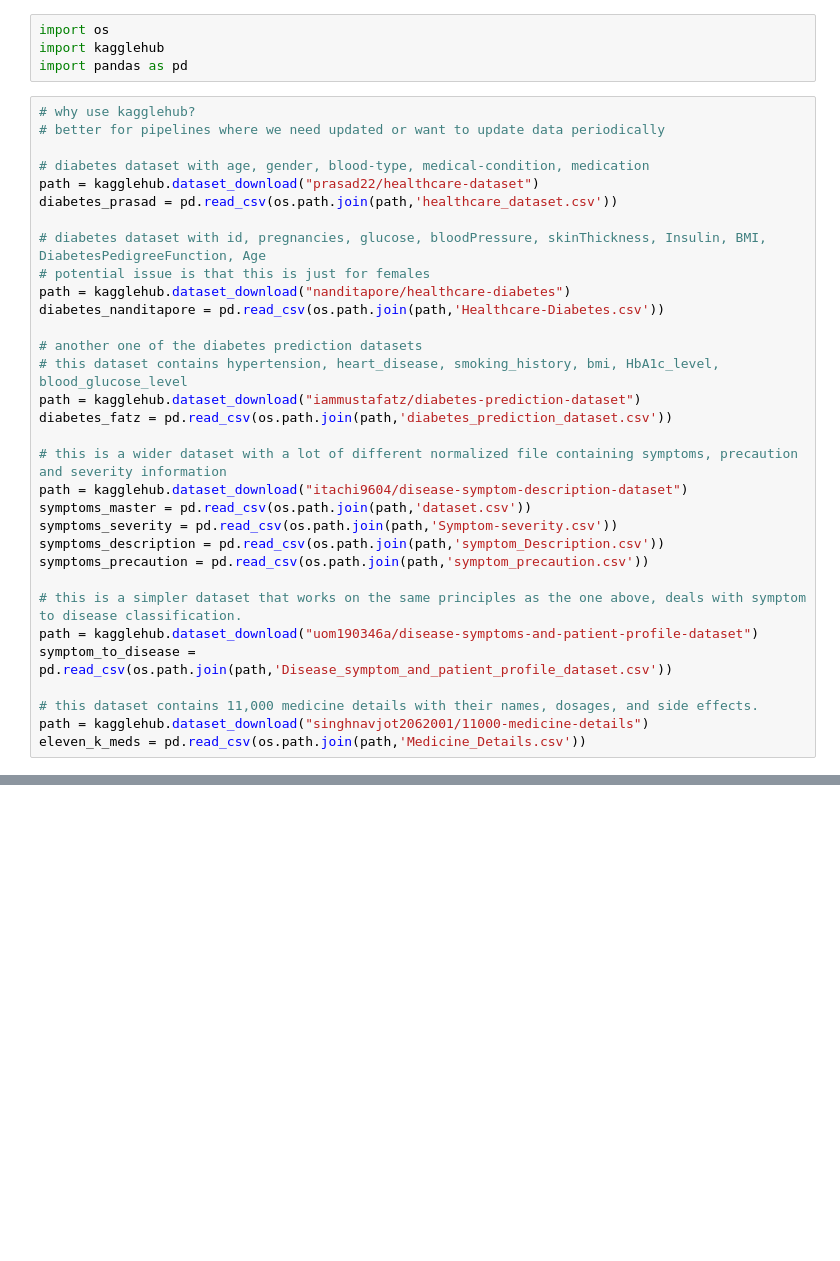
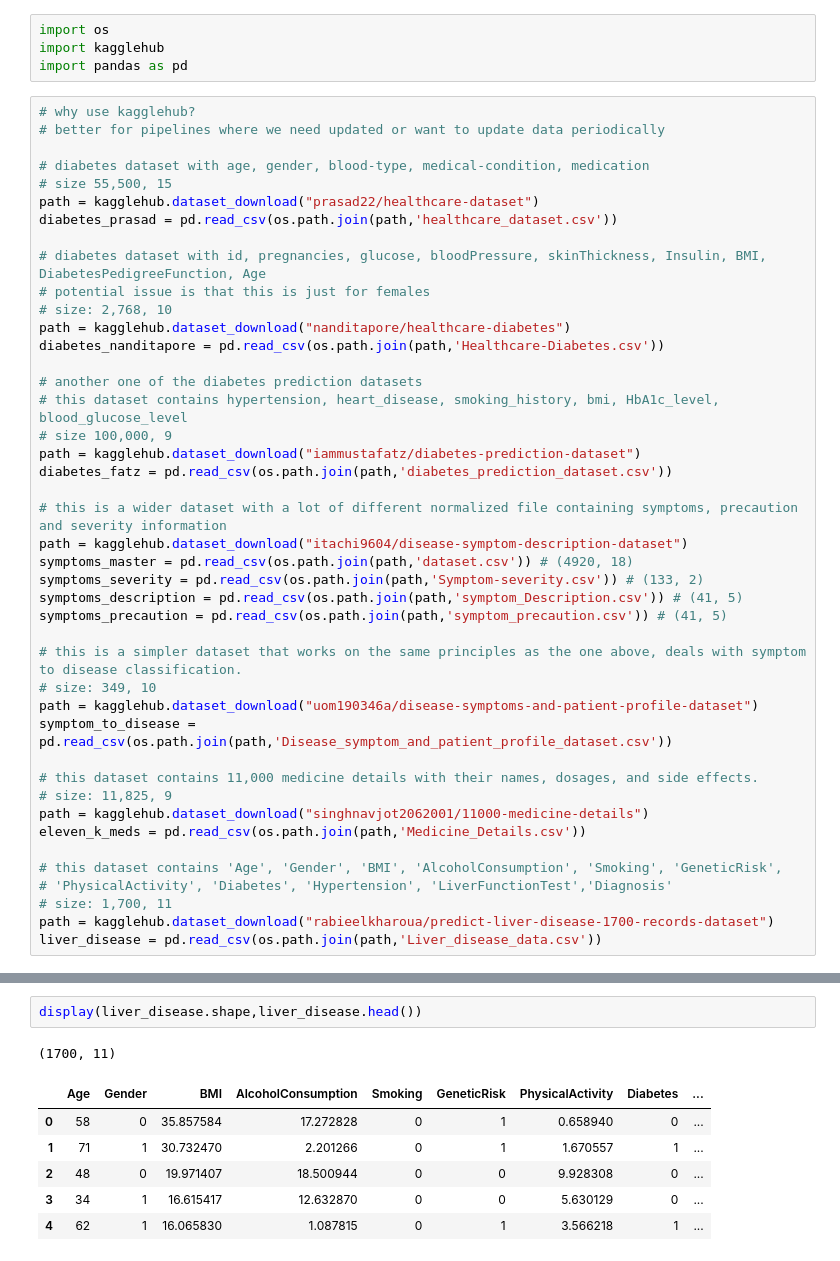
Before and after one commit to Asifdotexe/healthcare-ai-project, a Jupyter notebook: python/notebook/issue_01_as_dataset_quality_check.ipynb, the cells around one changed output, grey strips where cells are left out. Saved outputs shown, nothing was run; the diff lists cells and outputs as text; blank space fills up the shorter version.

Commit message:
#1 added the dataset sizes

```diff
--- a/python/notebook/issue_01_as_dataset_quality_check.ipynb
+++ b/python/notebook/issue_01_as_dataset_quality_check.ipynb
@@ -7,30 +7,41 @@ import pandas as pd
 # better for pipelines where we need updated or want to update data periodically
 
 # diabetes dataset with age, gender, blood-type, medical-condition, medication
+# size 55,500, 15
 path = kagglehub.dataset_download("prasad22/healthcare-dataset")
 diabetes_prasad = pd.read_csv(os.path.join(path,'healthcare_dataset.csv'))
 
 # diabetes dataset with id, pregnancies, glucose, bloodPressure, skinThickness, Insulin, BMI, DiabetesPedigreeFunction, Age
 # potential issue is that this is just for females
+# size: 2,768, 10
 path = kagglehub.dataset_download("nanditapore/healthcare-diabetes")
 diabetes_nanditapore = pd.read_csv(os.path.join(path,'Healthcare-Diabetes.csv'))
 
 # another one of the diabetes prediction datasets
 # this dataset contains hypertension, heart_disease, smoking_history, bmi, HbA1c_level, blood_glucose_level
+# size 100,000, 9
 path = kagglehub.dataset_download("iammustafatz/diabetes-prediction-dataset")
 diabetes_fatz = pd.read_csv(os.path.join(path,'diabetes_prediction_dataset.csv'))
 
 # this is a wider dataset with a lot of different normalized file containing symptoms, precaution and severity information
 path = kagglehub.dataset_download("itachi9604/disease-symptom-description-dataset")
-symptoms_master = pd.read_csv(os.path.join(path,'dataset.csv'))
-symptoms_severity = pd.read_csv(os.path.join(path,'Symptom-severity.csv'))
-symptoms_description = pd.read_csv(os.path.join(path,'symptom_Description.csv'))
-symptoms_precaution = pd.read_csv(os.path.join(path,'symptom_precaution.csv'))
+symptoms_master = pd.read_csv(os.path.join(path,'dataset.csv')) # (4920, 18)
+symptoms_severity = pd.read_csv(os.path.join(path,'Symptom-severity.csv')) # (133, 2)
+symptoms_description = pd.read_csv(os.path.join(path,'symptom_Description.csv')) # (41, 5)
+symptoms_precaution = pd.read_csv(os.path.join(path,'symptom_precaution.csv')) # (41, 5)
 
 # this is a simpler dataset that works on the same principles as the one above, deals with symptom to disease classification.
+# size: 349, 10
 path = kagglehub.dataset_download("uom190346a/disease-symptoms-and-patient-profile-dataset")
 symptom_to_disease = pd.read_csv(os.path.join(path,'Disease_symptom_and_patient_profile_dataset.csv'))
 
 # this dataset contains 11,000 medicine details with their names, dosages, and side effects.
+# size: 11,825, 9
 path = kagglehub.dataset_download("singhnavjot2062001/11000-medicine-details")
 eleven_k_meds = pd.read_csv(os.path.join(path,'Medicine_Details.csv'))
+
+# this dataset contains 'Age', 'Gender', 'BMI', 'AlcoholConsumption', 'Smoking', 'GeneticRisk',
+# 'PhysicalActivity', 'Diabetes', 'Hypertension', 'LiverFunctionTest','Diagnosis'
+# size: 1,700, 11
+path = kagglehub.dataset_download("rabieelkharoua/predict-liver-disease-1700-records-dataset")
+liver_disease = pd.read_csv(os.path.join(path,'Liver_disease_data.csv'))
@@ -111,0 +130,10 @@ eleven_k_meds.head()
+# %%
+display(liver_disease.shape,liver_disease.head())
+# %% [output]
+(1700, 11)
+|  | Age | Gender | BMI | AlcoholConsumption | Smoking | GeneticRisk | PhysicalActivity | Diabetes | ... |
+| 0 | 58 | 0 | 35.857584 | 17.272828 | 0 | 1 | 0.658940 | 0 | ... |
+| 1 | 71 | 1 | 30.732470 | 2.201266 | 0 | 1 | 1.670557 | 1 | ... |
+| 2 | 48 | 0 | 19.971407 | 18.500944 | 0 | 0 | 9.928308 | 0 | ... |
+| 3 | 34 | 1 | 16.615417 | 12.632870 | 0 | 0 | 5.630129 | 0 | ... |
+| 4 | 62 | 1 | 16.065830 | 1.087815 | 0 | 1 | 3.566218 | 1 | ... |
```
Also changed, not shown: parts of 12 cells of this notebook.
